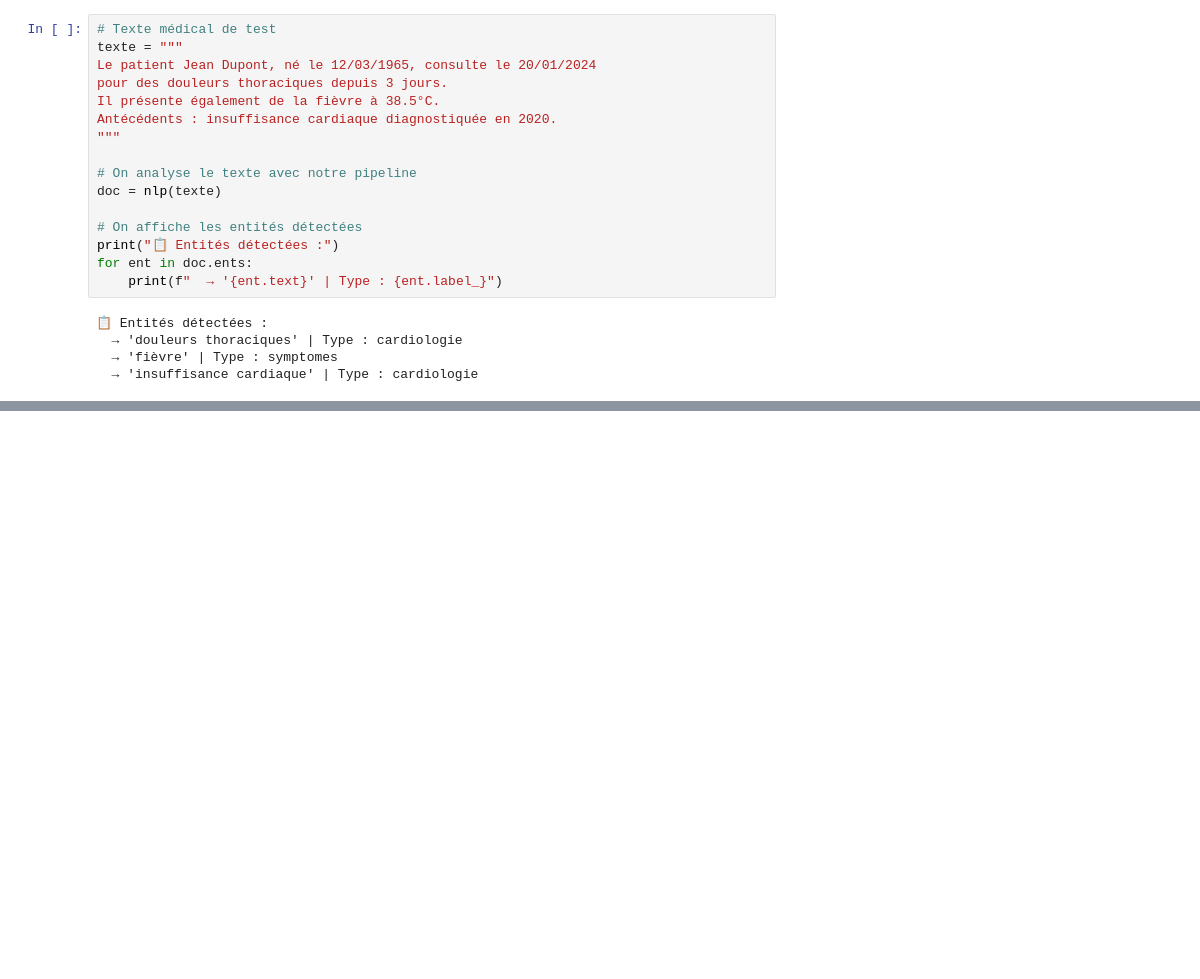
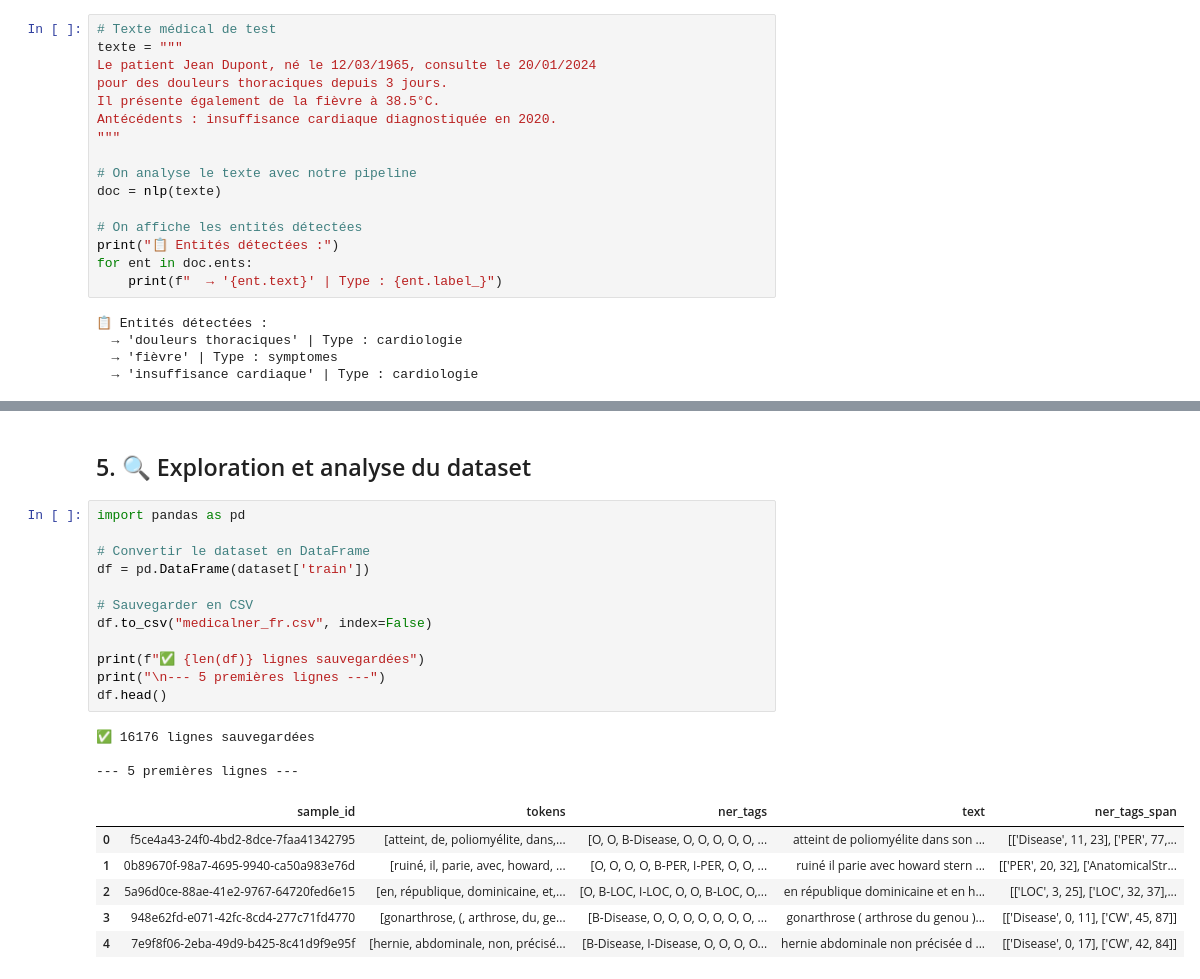
Before and after one commit to WinnieTEKAM/ctd-ia, a Jupyter notebook: exploration_edsnlp.ipynb, the cells around one changed output, grey strips where cells are left out. Cells and saved outputs as stored; diff of their text form; blank space fills up the shorter version.

```diff
--- a/exploration_edsnlp.ipynb
+++ b/exploration_edsnlp.ipynb
@@ -82,0 +174,24 @@ Il présente également de la fièvre à 38.5°C.
+# %% [markdown]
+## 5. 🔍 Exploration et analyse du dataset
+# %%
+import pandas as pd
+
+# Convertir le dataset en DataFrame
+df = pd.DataFrame(dataset['train'])
+
+# Sauvegarder en CSV
+df.to_csv("medicalner_fr.csv", index=False)
+
+print(f"✅ {len(df)} lignes sauvegardées")
+print("\n--- 5 premières lignes ---")
+df.head()
+# %% [output]
+✅ 16176 lignes sauvegardées
+
+--- 5 premières lignes ---
+|  | sample_id | tokens | ner_tags | text | ner_tags_span |
+| 0 | f5ce4a43-24f0-4bd2-8dce-7faa41342795 | [atteint, de, poliomyélite, dans,... | [O, O, B-Disease, O, O, O, O, O, ... | atteint de poliomyélite dans son ... | [['Disease', 11, 23], ['PER', 77,... |
+| 1 | 0b89670f-98a7-4695-9940-ca50a983e76d | [ruiné, il, parie, avec, howard, ... | [O, O, O, O, B-PER, I-PER, O, O, ... | ruiné il parie avec howard stern ... | [['PER', 20, 32], ['AnatomicalStr... |
+| 2 | 5a96d0ce-88ae-41e2-9767-64720fed6e15 | [en, république, dominicaine, et,... | [O, B-LOC, I-LOC, O, O, B-LOC, O,... | en république dominicaine et en h... | [['LOC', 3, 25], ['LOC', 32, 37],... |
+| 3 | 948e62fd-e071-42fc-8cd4-277c71fd4770 | [gonarthrose, (, arthrose, du, ge... | [B-Disease, O, O, O, O, O, O, O, ... | gonarthrose ( arthrose du genou )... | [['Disease', 0, 11], ['CW', 45, 87]] |
+| 4 | 7e9f8f06-2eba-49d9-b425-8c41d9f9e95f | [hernie, abdominale, non, précisé... | [B-Disease, I-Disease, O, O, O, O... | hernie abdominale non précisée d ... | [['Disease', 0, 17], ['CW', 42, 84]] |
```
Also changed, not shown: parts of 29 cells of this notebook.
